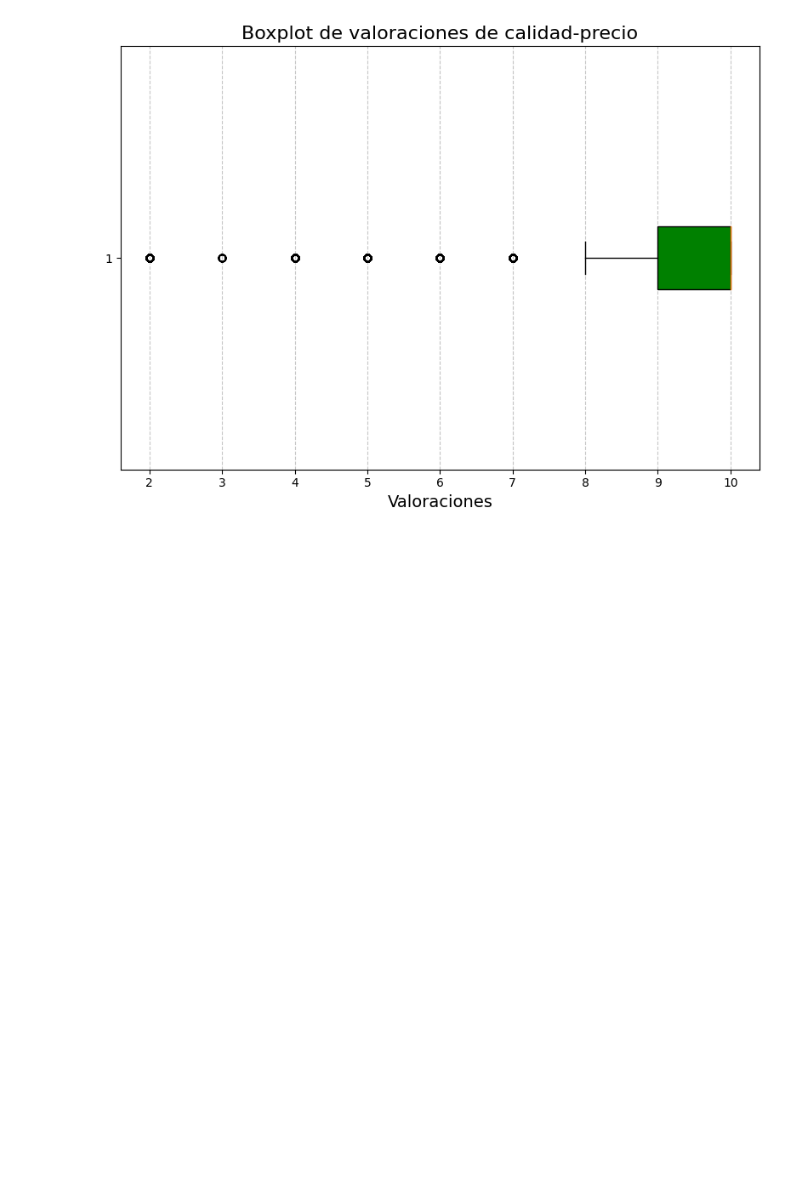
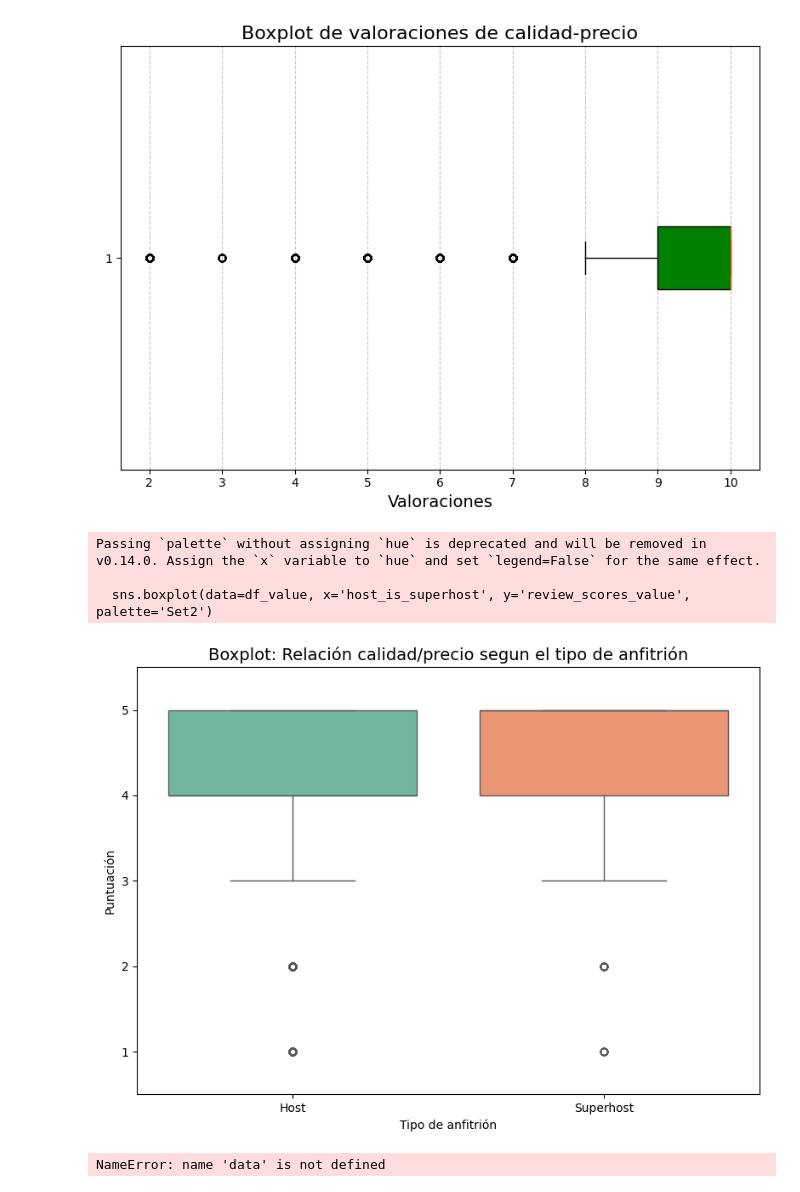
Before and after one commit to f3rn1nd1/EDA-LISTINGS, a Jupyter notebook: AirBnB_V2/2_EDA/review_scores_value.ipynb, the cells around one changed output. Drawn from its saved outputs; the diff is of its cells as text; code cells hidden in the pictures; blank space fills up the shorter version.

```diff
--- a/AirBnB_V2/2_EDA/review_scores_value.ipynb
+++ b/AirBnB_V2/2_EDA/review_scores_value.ipynb
@@ -12,7 +12,12 @@ import pandas as pd
 
 # Cargar únicamente la columna 'Review_scores_accuracy' del archivo CSV
 file_path = "../0_Dataset/Listings.csv"
-data = pd.read_csv(file_path, usecols=['review_scores_value'], delimiter=',', encoding='latin-1')
+data = pd.read_csv(file_path, usecols=['review_scores_value',  'review_scores_accuracy',
+    'review_scores_rating',
+    'review_scores_cleanliness',
+    'review_scores_checkin',
+    'review_scores_communication',
+    'review_scores_location','host_is_superhost'], delimiter=',', encoding='latin-1')
 
 # Verificar si la columna 'Review_scores_accuracy' existe en el DataFrame
 if 'review_scores_value' in data.columns:
@@ -277,3 +263,63 @@ else:
     print("La columna 'review_scores_value' no existe en el DataFrame.")
 # %% [output]
 [figure]
+# %%
+import pandas as pd
+import matplotlib.pyplot as plt
+import seaborn as sns
+
+# Verificar columna y preparar datos
+if 'review_scores_value' in data.columns and 'host_is_superhost' in data.columns:
+    df_value = data[['host_is_superhost', 'review_scores_value']].dropna()
+
+    # Convertir escala de 10 a 5 si aplica
+    df_value['review_scores_value'] = (df_value['review_scores_value'] / 2).round(0)
+
+    # Traducir estatus
+    df_value['host_is_superhost'] = df_value['host_is_superhost'].map({'t': 'Superhost', 'f': 'Host'})
+
+    # Crear boxplot
+    plt.figure(figsize=(8, 6))
+    sns.boxplot(data=df_value, x='host_is_superhost', y='review_scores_value', palette='Set2')
+    plt.title('Boxplot: Relación calidad/precio segun el tipo de anfitrión', fontsize=14)
+    plt.xlabel('Tipo de anfitrión')
+    plt.ylabel('Puntuación')
+    plt.ylim(0.5, 5.5)  # Para forzar visualmente la escala completa
+    plt.tight_layout()
+    plt.show()
+else:
+    print("Faltan columnas necesarias en el DataFrame.")
+# %% [output]
+Passing `palette` without assigning `hue` is deprecated and will be removed in v0.14.0. Assign the `x` variable to `hue` and set `legend=False` for the same effect.
+
+  sns.boxplot(data=df_value, x='host_is_superhost', y='review_scores_value', palette='Set2')
+[figure, added]
+# %%
+import matplotlib.pyplot as plt
+import seaborn as sns
+
+# Verificar columnas necesarias
+if 'review_scores_rating' in data.columns and 'host_is_superhost' in data.columns:
+    # Filtrar datos válidos
+    df_rating = data[['host_is_superhost', 'review_scores_rating']].dropna()
+
+    # Transformar de escala 20–100 a 1–5
+    df_rating['estrellas'] = 1 + (df_rating['review_scores_rating'] - 20) * (4 / 80)
+
+    # Mapear tipo de anfitrión
+    df_rating['host_is_superhost'] = df_rating['host_is_superhost'].map({'t': 'Superhost', 'f': 'Host'})
+
+    # Crear boxplot
+    plt.figure(figsize=(8, 6))
+    sns.boxplot(data=df_rating, x='host_is_superhost', y='estrellas', palette='Set2')
+
+    plt.title('Boxplot: Valoración general segun el tipo de anftrion ', fontsize=14)
+    plt.xlabel('Tipo de anfitrión')
+    plt.ylabel('Puntuación ')
+    plt.ylim(0.5, 5.5)
+    plt.tight_layout()
+    plt.show()
+else:
+    print("Faltan columnas necesarias en el DataFrame.")
+# %% [output]
+NameError: name 'data' is not defined
```
Also changed, not shown: parts of 6 cells of this notebook, 11 other files.
